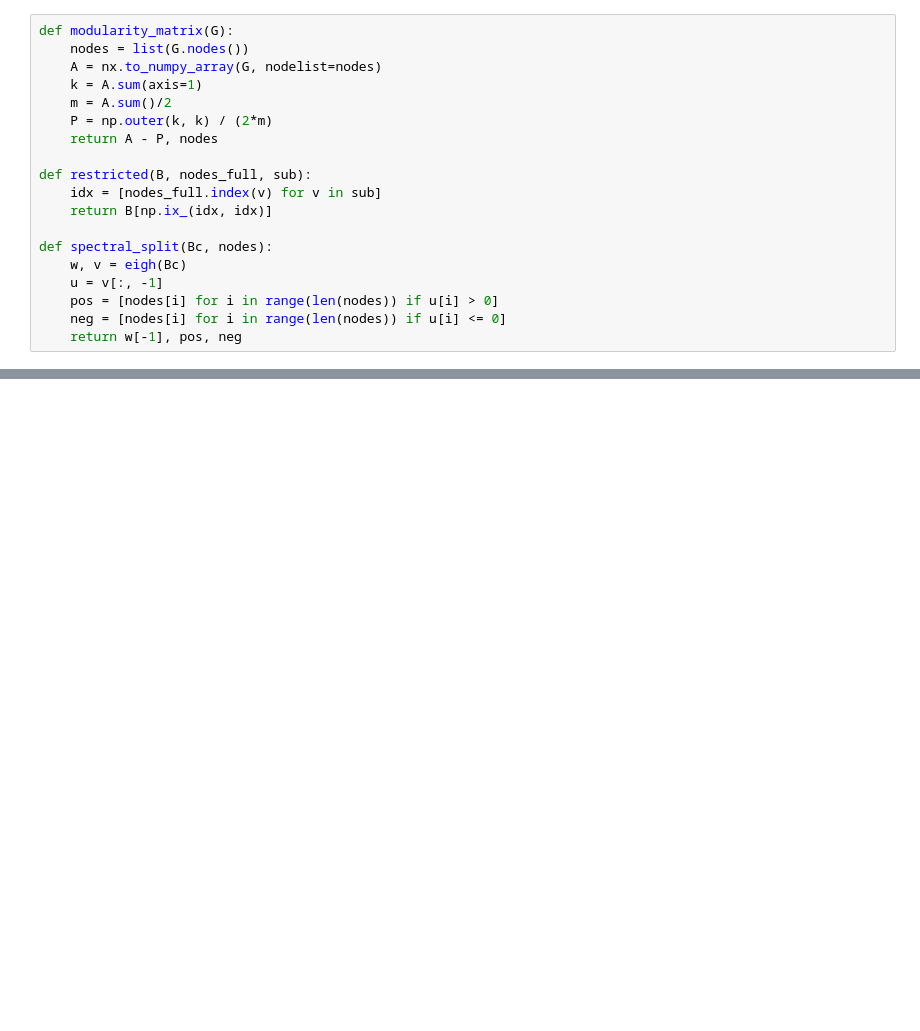
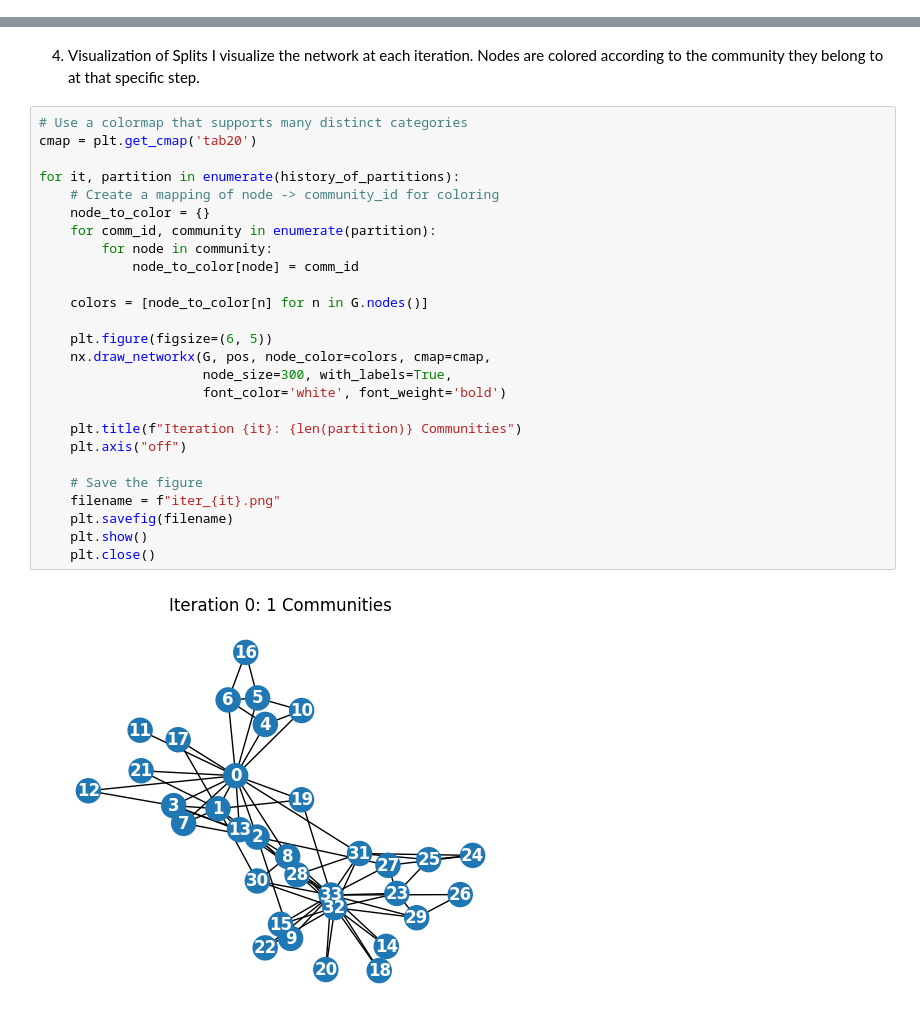
Before and after one commit to emylin24090/DSC-assignment, a Jupyter notebook: DSC212_Modularity_Emylin_IMS24090.ipynb, the cells around one changed output, grey strips where cells are left out. Saved outputs shown, nothing was run; the diff lists cells and outputs as text; blank space fills up the shorter version.

```diff
--- a/DSC212_Modularity_Emylin_IMS24090.ipynb
+++ b/DSC212_Modularity_Emylin_IMS24090.ipynb
@@ -18,19 +33,0 @@ OUTDIR = "."  # Save images in root
-# %%
-def modularity_matrix(G):
-    nodes = list(G.nodes())
-    A = nx.to_numpy_array(G, nodelist=nodes)
-    k = A.sum(axis=1)
-    m = A.sum()/2
-    P = np.outer(k, k) / (2*m)
-    return A - P, nodes
-
-def restricted(B, nodes_full, sub):
-    idx = [nodes_full.index(v) for v in sub]
-    return B[np.ix_(idx, idx)]
-
-def spectral_split(Bc, nodes):
-    w, v = eigh(Bc)
-    u = v[:, -1]
-    pos = [nodes[i] for i in range(len(nodes)) if u[i] > 0]
-    neg = [nodes[i] for i in range(len(nodes)) if u[i] <= 0]
-    return w[-1], pos, neg
@@ -105,0 +153,31 @@ for it, part in enumerate(parts):
+# %% [markdown]
+4. Visualization of Splits
+I visualize the network at each iteration. Nodes are colored according to the community they belong to at that specific step.
+# %%
+# Use a colormap that supports many distinct categories
+cmap = plt.get_cmap('tab20')
+
+for it, partition in enumerate(history_of_partitions):
+    # Create a mapping of node -> community_id for coloring
+    node_to_color = {}
+    for comm_id, community in enumerate(partition):
+        for node in community:
+            node_to_color[node] = comm_id
+
+    colors = [node_to_color[n] for n in G.nodes()]
+
+    plt.figure(figsize=(6, 5))
+    nx.draw_networkx(G, pos, node_color=colors, cmap=cmap,
+                     node_size=300, with_labels=True,
+                     font_color='white', font_weight='bold')
+
+    plt.title(f"Iteration {it}: {len(partition)} Communities")
+    plt.axis("off")
+
+    # Save the figure
+    filename = f"iter_{it}.png"
+    plt.savefig(filename)
+    plt.show()
+    plt.close()
+# %% [output]
+[figure, added]
```
Also changed, not shown: parts of 16 cells of this notebook.
